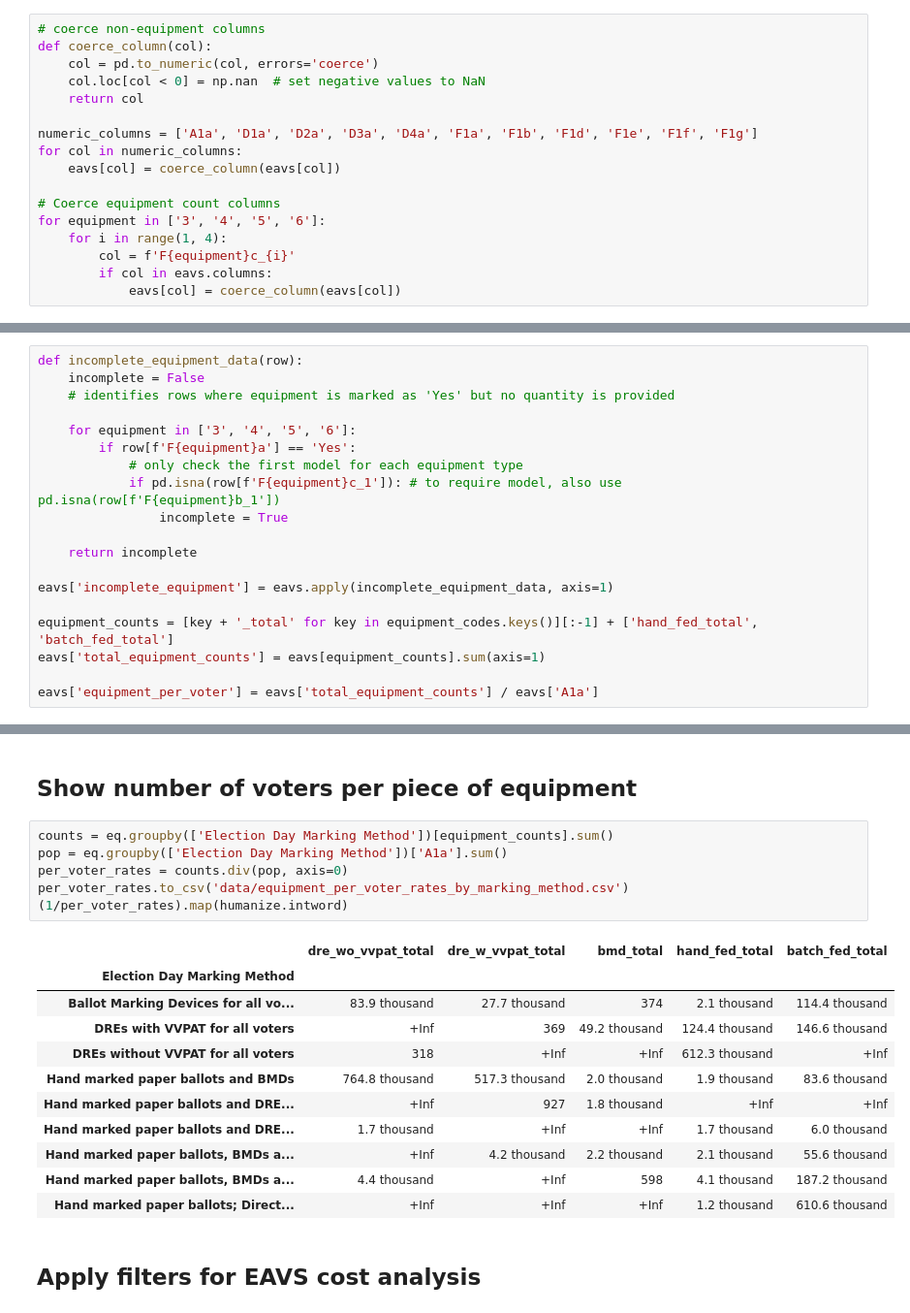
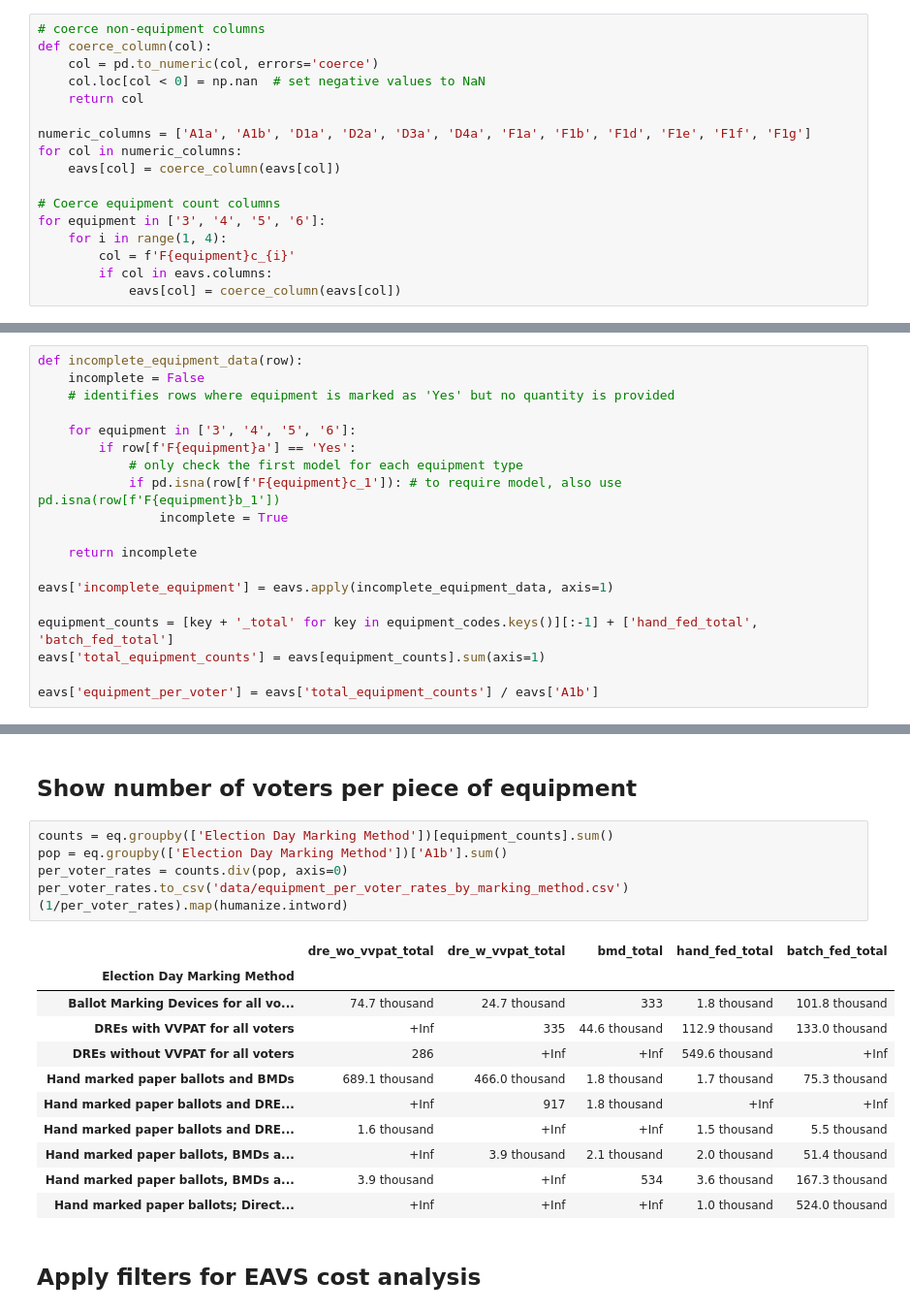
Before and after one commit to Bipartisan-Policy-Center/voting-equipment, a Jupyter notebook: cost_analysis.ipynb, the cells around one changed output, grey strips where cells are left out. Shown at 97% size. Cells and saved outputs as stored; diff of their text form.

```diff
--- a/cost_analysis.ipynb
+++ b/cost_analysis.ipynb
@@ -19,7 +19,7 @@ def coerce_column(col):
     col.loc[col < 0] = np.nan  # set negative values to NaN
     return col
 
-numeric_columns = ['A1a', 'D1a', 'D2a', 'D3a', 'D4a', 'F1a', 'F1b', 'F1d', 'F1e', 'F1f', 'F1g']
+numeric_columns = ['A1a', 'A1b', 'D1a', 'D2a', 'D3a', 'D4a', 'F1a', 'F1b', 'F1d', 'F1e', 'F1f', 'F1g']
 for col in numeric_columns:
     eavs[col] = coerce_column(eavs[col])
 
@@ -243,7 +245,7 @@ eavs['incomplete_equipment'] = eavs.apply(incomplete_equipment_data, axis=1)
 equipment_counts = [key + '_total' for key in equipment_codes.keys()][:-1] + ['hand_fed_total', 'batch_fed_total']
 eavs['total_equipment_counts'] = eavs[equipment_counts].sum(axis=1)
 
-eavs['equipment_per_voter'] = eavs['total_equipment_counts'] / eavs['A1a']
+eavs['equipment_per_voter'] = eavs['total_equipment_counts'] / eavs['A1b']
 # %% [markdown]
 ## Apply filters to get overall equipment rates
 # %%
@@ -280,22 +282,22 @@ After all masks, there remain 3617 of 6461 jurisdictions (2844 were removed), re
 ## Show number of voters per piece of equipment
 # %%
 counts = eq.groupby(['Election Day Marking Method'])[equipment_counts].sum()
-pop = eq.groupby(['Election Day Marking Method'])['A1a'].sum()
+pop = eq.groupby(['Election Day Marking Method'])['A1b'].sum()
 per_voter_rates = counts.div(pop, axis=0)
 per_voter_rates.to_csv('data/equipment_per_voter_rates_by_marking_method.csv')
 (1/per_voter_rates).map(humanize.intword)
 # %% [output]
 |  | dre_wo_vvpat_total | dre_w_vvpat_total | bmd_total | hand_fed_total | batch_fed_total |
 | Election Day Marking Method |  |  |  |  |  |
-| Ballot Marking Devices for all vo... | 83.9 thousand | 27.7 thousand | 374 | 2.1 thousand | 114.4 thousand |
-| DREs with VVPAT for all voters | +Inf | 369 | 49.2 thousand | 124.4 thousand | 146.6 thousand |
-| DREs without VVPAT for all voters | 318 | +Inf | +Inf | 612.3 thousand | +Inf |
-| Hand marked paper ballots and BMDs | 764.8 thousand | 517.3 thousand | 2.0 thousand | 1.9 thousand | 83.6 thousand |
-| Hand marked paper ballots and DRE... | +Inf | 927 | 1.8 thousand | +Inf | +Inf |
-| Hand marked paper ballots and DRE... | 1.7 thousand | +Inf | +Inf | 1.7 thousand | 6.0 thousand |
-| Hand marked paper ballots, BMDs a... | +Inf | 4.2 thousand | 2.2 thousand | 2.1 thousand | 55.6 thousand |
-| Hand marked paper ballots, BMDs a... | 4.4 thousand | +Inf | 598 | 4.1 thousand | 187.2 thousand |
-| Hand marked paper ballots; Direct... | +Inf | +Inf | +Inf | 1.2 thousand | 610.6 thousand |
+| Ballot Marking Devices for all vo... | 74.7 thousand | 24.7 thousand | 333 | 1.8 thousand | 101.8 thousand |
+| DREs with VVPAT for all voters | +Inf | 335 | 44.6 thousand | 112.9 thousand | 133.0 thousand |
+| DREs without VVPAT for all voters | 286 | +Inf | +Inf | 549.6 thousand | +Inf |
+| Hand marked paper ballots and BMDs | 689.1 thousand | 466.0 thousand | 1.8 thousand | 1.7 thousand | 75.3 thousand |
+| Hand marked paper ballots and DRE... | +Inf | 917 | 1.8 thousand | +Inf | +Inf |
+| Hand marked paper ballots and DRE... | 1.6 thousand | +Inf | +Inf | 1.5 thousand | 5.5 thousand |
+| Hand marked paper ballots, BMDs a... | +Inf | 3.9 thousand | 2.1 thousand | 2.0 thousand | 51.4 thousand |
+| Hand marked paper ballots, BMDs a... | 3.9 thousand | +Inf | 534 | 3.6 thousand | 167.3 thousand |
+| Hand marked paper ballots; Direct... | +Inf | +Inf | +Inf | 1.0 thousand | 524.0 thousand |
 # %% [markdown]
 ## Apply filters for EAVS cost analysis
 # %%
```
Also changed, not shown: parts of 10 cells of this notebook, 8 other files.
